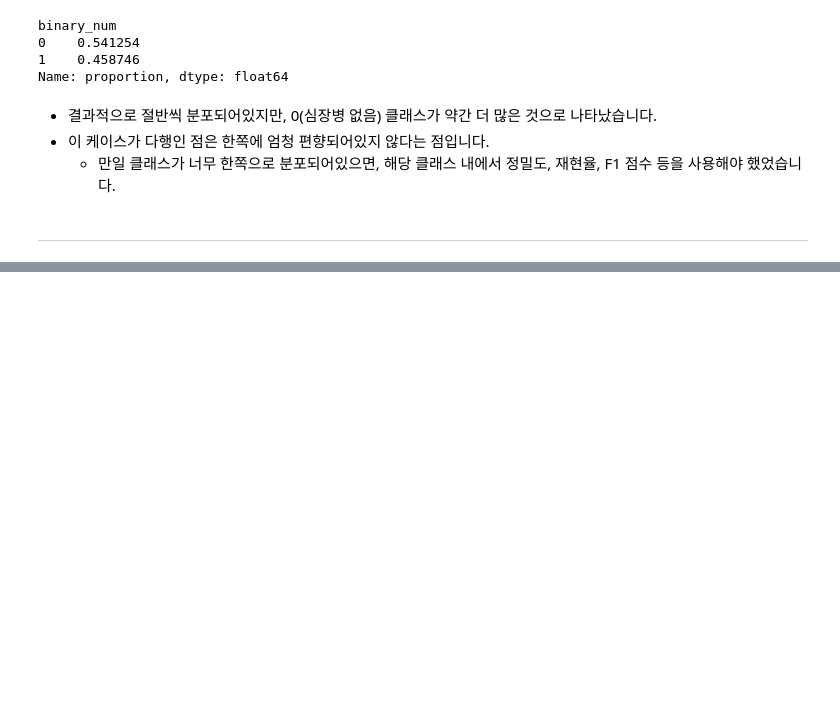
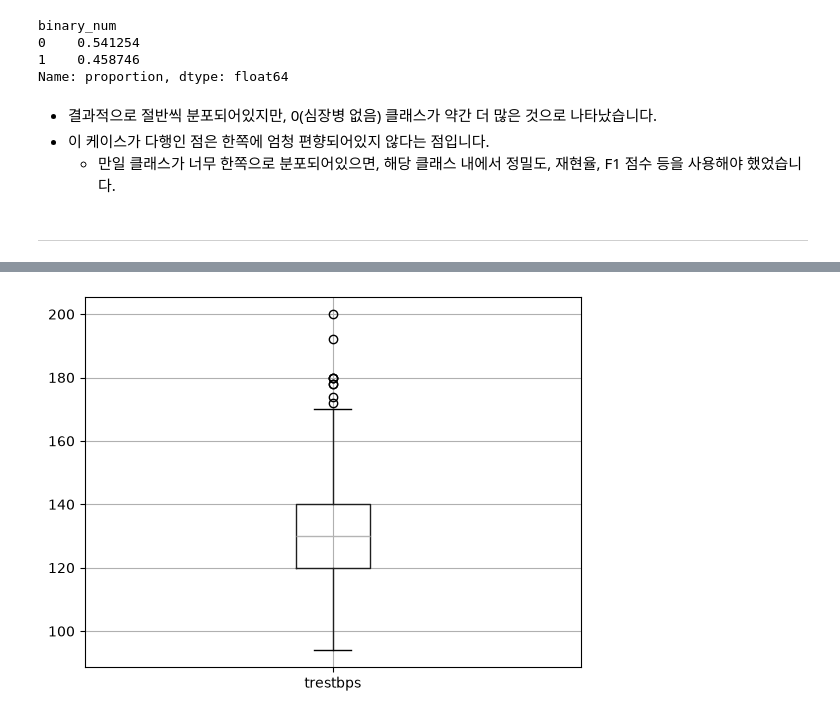
Before and after one commit to SCESecure/Predict_Heart_Diseases, a Jupyter notebook: notebooks/01_eda_preprocessing.ipynb, the cells around one changed output, grey strips where cells are left out. Drawn from its saved outputs; the diff is of its cells as text; code cells hidden in the pictures; blank space fills up the shorter version.

```diff
--- a/notebooks/01_eda_preprocessing.ipynb
+++ b/notebooks/01_eda_preprocessing.ipynb
@@ -170,0 +249,5 @@ Name: proportion, dtype: float64
+# %%
+feature_data.boxplot(column='trestbps')
+plt.show()
+# %% [output]
+[figure, added]
```
Also changed, not shown: parts of 16 cells of this notebook.
